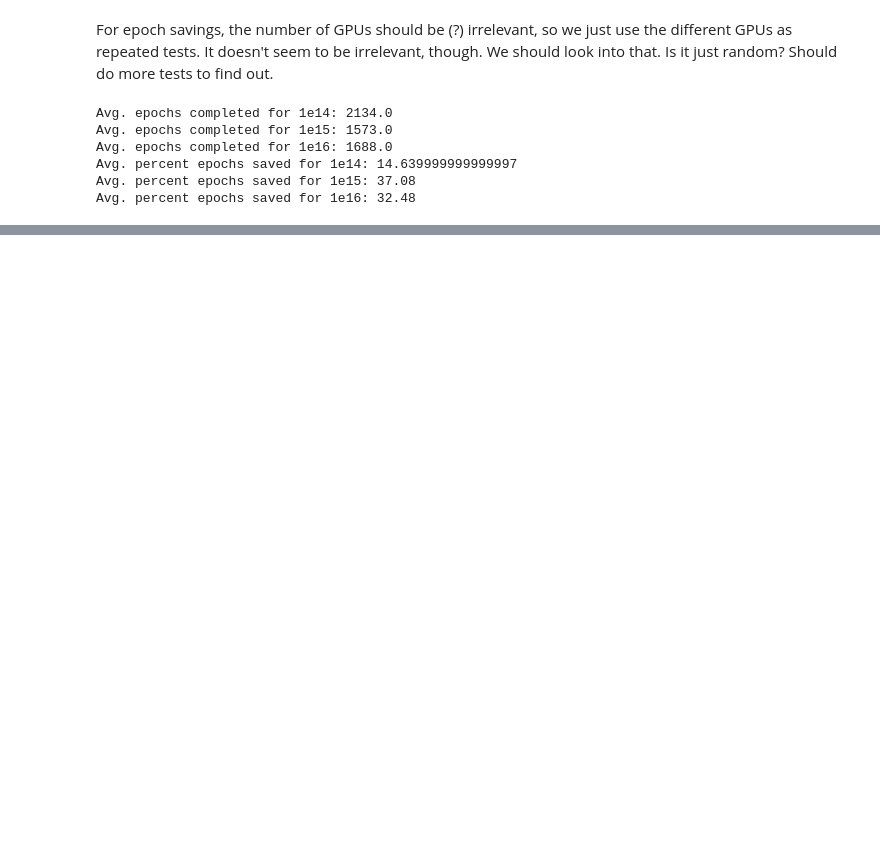
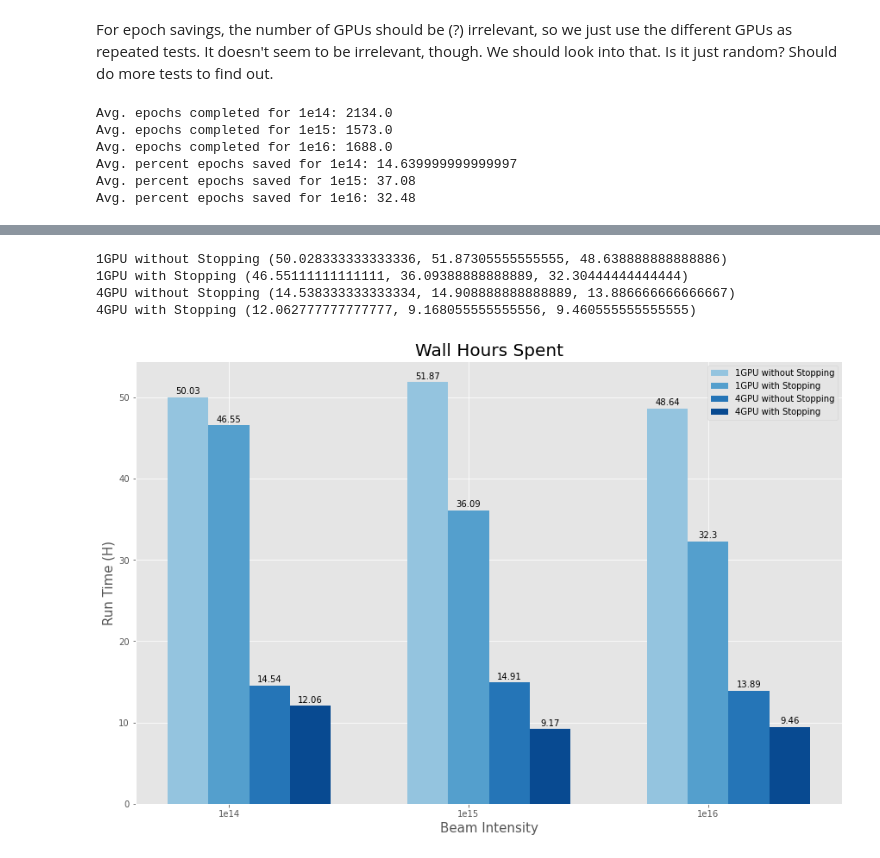
Before and after one commit to TauferLab/Reproducibility_A4NN_ICPP23, a Jupyter notebook: paper_analysis.ipynb, the cells around one changed output, grey strips where cells are left out. Drawn from its saved outputs; the diff is of its cells as text; code cells hidden in the pictures; blank space fills up the shorter version.

```diff
--- a/paper_analysis.ipynb
+++ b/paper_analysis.ipynb
@@ -127,0 +166,3 @@ Baseline (2500, 2500, 2500)
+# %%
+time_df = pd.read_csv('./icpp_training_results/time_to_run.csv')
+time_df.head()
@@ -127,0 +176,62 @@ Baseline (2500, 2500, 2500)
+# %%
+
+## prepping data
+time_format='total_seconds'
+e14_time = time_df[(time_df['dataset']==14)& (time_df['stopping']==False) & (time_df['gpu']==1)][time_format].item()/3600
+e15_time = time_df[(time_df['dataset']==15)& (time_df['stopping']==False) & (time_df['gpu']==1)][time_format].item()/3600
+e16_time = time_df[(time_df['dataset']==16)& (time_df['stopping']==False) & (time_df['gpu']==1)][time_format].item()/3600
+
+e14_time_stopping = time_df[(time_df['dataset']==14)& (time_df['stopping']==True) & (time_df['gpu']==1)][time_format].item()/3600
+e15_time_stopping = time_df[(time_df['dataset']==15)& (time_df['stopping']==True) & (time_df['gpu']==1)][time_format].item()/3600
+e16_time_stopping = time_df[(time_df['dataset']==16)& (time_df['stopping']==True) & (time_df['gpu']==1)][time_format].item()/3600
+
+gpu4_e14_time = time_df[(time_df['dataset']==14)& (time_df['stopping']==False) & (time_df['gpu']==4)][time_format].item()/3600
+gpu4_e15_time = time_df[(time_df['dataset']==15)& (time_df['stopping']==False) & (time_df['gpu']==4)][time_format].item()/3600
+gpu4_e16_time = time_df[(time_df['dataset']==16)& (time_df['stopping']==False) & (time_df['gpu']==4)][time_format].item()/3600
+
+gpu4_e14_time_stopping = time_df[(time_df['dataset']==14)& (time_df['stopping']==True) & (time_df['gpu']==4)][time_format].item()/3600
+gpu4_e15_time_stopping = time_df[(time_df['dataset']==15)& (time_df['stopping']==True) & (time_df['gpu']==4)][time_format].item()/3600
+gpu4_e16_time_stopping = time_df[(time_df['dataset']==16)& (time_df['stopping']==True) & (time_df['gpu']==4)][time_format].item()/3600
+
+# https://matplotlib.org/stable/gallery/lines_bars_and_markers/barchart.html#sphx-glr-gallery-lines-bars-and-markers-barchart-py
+
+beam_intensity = ("1e14", "1e15", "1e16")
+epochs_run = {
+    '1GPU without Stopping': (e14_time, e15_time, e16_time),
+    '1GPU with Stopping': (e14_time_stopping, e15_time_stopping, e16_time_stopping),
+    '4GPU without Stopping': (gpu4_e14_time, gpu4_e15_time, gpu4_e16_time),
+    '4GPU with Stopping': (gpu4_e14_time_stopping, gpu4_e15_time_stopping, gpu4_e16_time_stopping),
+}
+
+x = np.arange(len(beam_intensity))  # the label locations
+width = 0.17  # the width of the bars
+multiplier = 0
+
+
+fig, ax = plt.subplots(layout='constrained', figsize=(12, 8))
+colors = cmap(np.linspace(0.4, 0.9, 4))
+
+for index, (label, times) in enumerate(epochs_run.items()):
+    print(label, times)
+    offset = width * multiplier
+    rects = ax.bar(x + offset, times, width, label=label, color=colors[index]) #, color= cmap(np.linspace(0, 1, 3))
+    labels = [round(time, 2) for time in times]
+    ax.bar_label(rects, labels=labels ,padding=2)
+    multiplier += 1
+
+# Add some text for labels, title and custom x-axis tick labels, etc.
+ax.set_ylabel('Run Time (H)', fontsize=15)
+ax.set_xlabel('Beam Intensity', fontsize=15)
+
+ax.set_title('Wall Hours Spent', fontsize=20)
+ax.set_xticks(x + width, beam_intensity)
+ax.legend(loc='upper right')
+# ax.set_ylim(0, 2500)
+
+plt.show()
+# %% [output]
+1GPU without Stopping (50.028333333333336, 51.87305555555555, 48.638888888888886)
+1GPU with Stopping (46.55111111111111, 36.09388888888889, 32.30444444444444)
+4GPU without Stopping (14.538333333333334, 14.908888888888889, 13.886666666666667)
+4GPU with Stopping (12.062777777777777, 9.168055555555556, 9.460555555555555)
+[figure, added]
```
Also changed, not shown: parts of 9 cells of this notebook, 3 other files.
